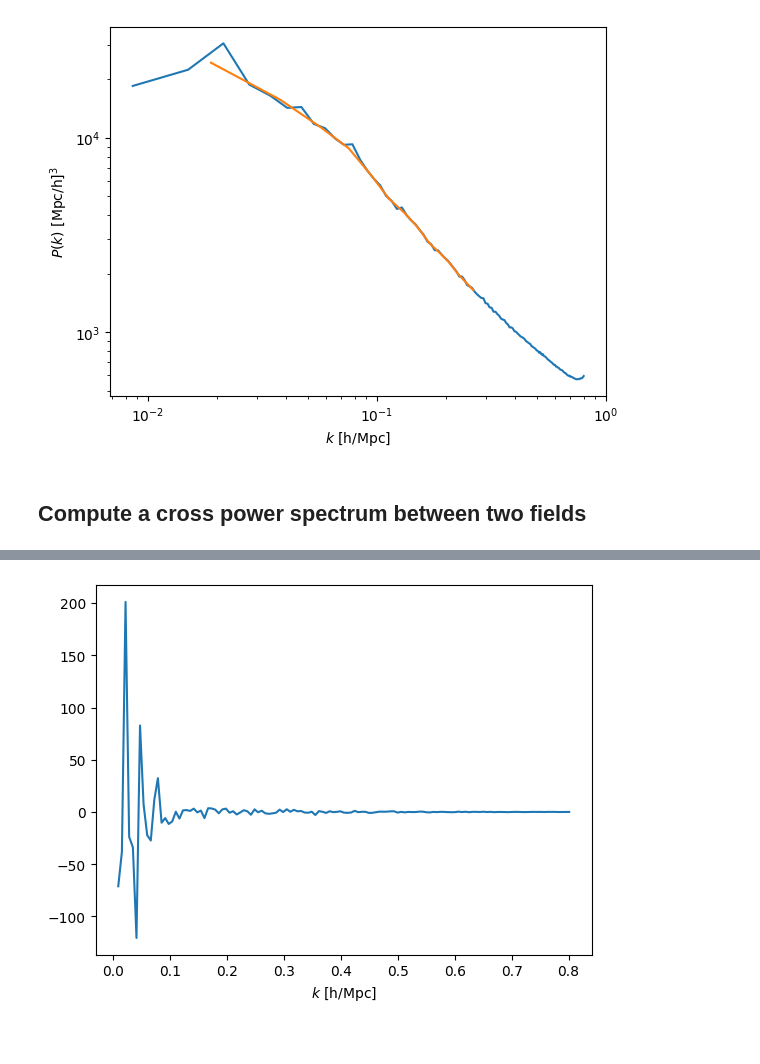
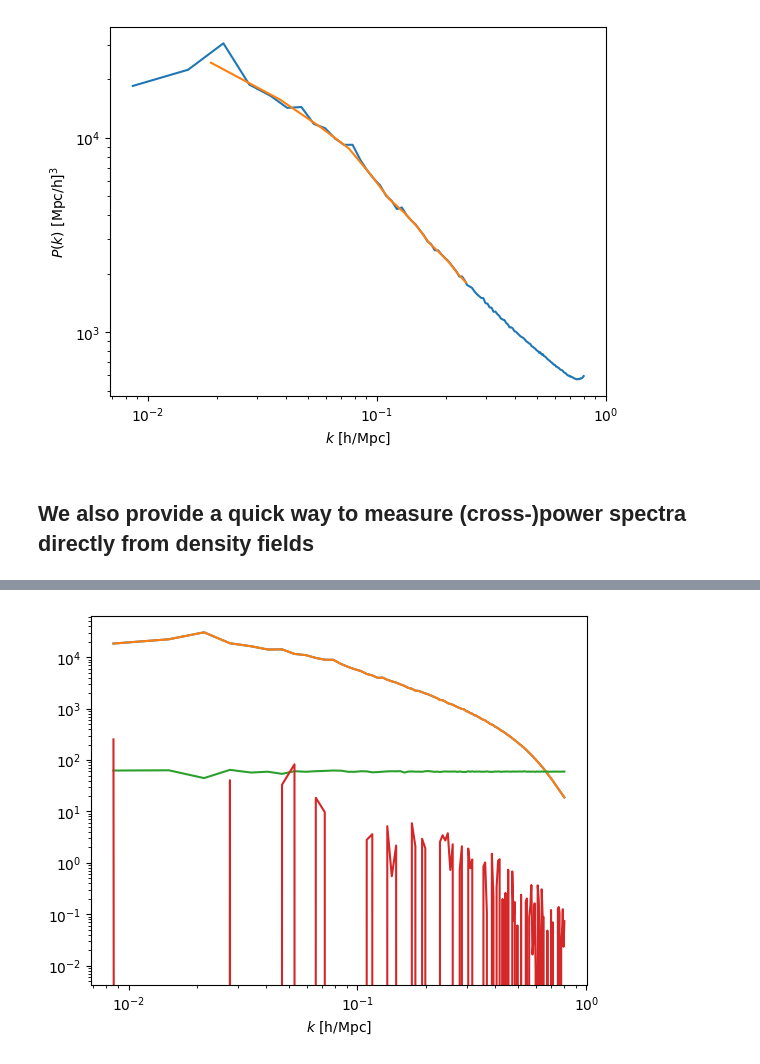
Before and after one commit to tsfloss/DensityFieldTools, a Jupyter notebook: example_notebook.ipynb, the cells around one changed output, grey strips where cells are left out. Drawn from its saved outputs; the diff is of its cells as text; code cells hidden in the pictures.

```diff
--- a/example_notebook.ipynb
+++ b/example_notebook.ipynb
@@ -63,11 +61,15 @@ plt.show()
 # %% [output]
 [figure]
 # %% [markdown]
-## Compute a cross power spectrum between two fields
+## We also provide a quick way to measure (cross-)power spectra directly from density fields
 # %%
+%time Pself = PkX(field.r_delta,1000,)
 %time Pcross = PkX(field.r_delta,1000,np.random.normal(0,1,field.r_delta.shape))
 
-plt.plot(Pcross[:,0],Pcross[:,3])
+plt.loglog(Pself[:,0],Pself[:,1])
+plt.loglog(Pcross[:,0],Pcross[:,1])
+plt.loglog(Pcross[:,0],Pcross[:,2])
+plt.loglog(Pcross[:,0],Pcross[:,3])
 plt.xlabel("$k$ [h/Mpc]")
 plt.show()
 # %% [output]
@@ -76 +80 @@ Wall time: 4.53 s
-[figure, old version]
+[figure, new version]
```
Also changed, not shown: parts of 4 cells of this notebook, 5 other files.
